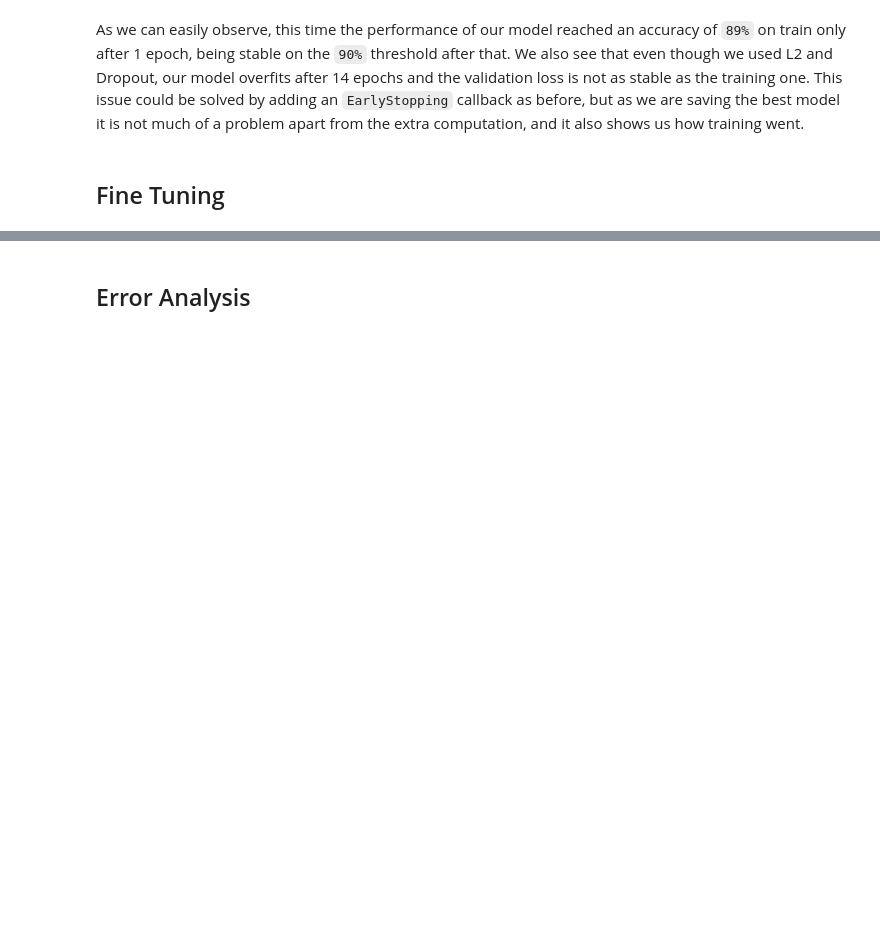
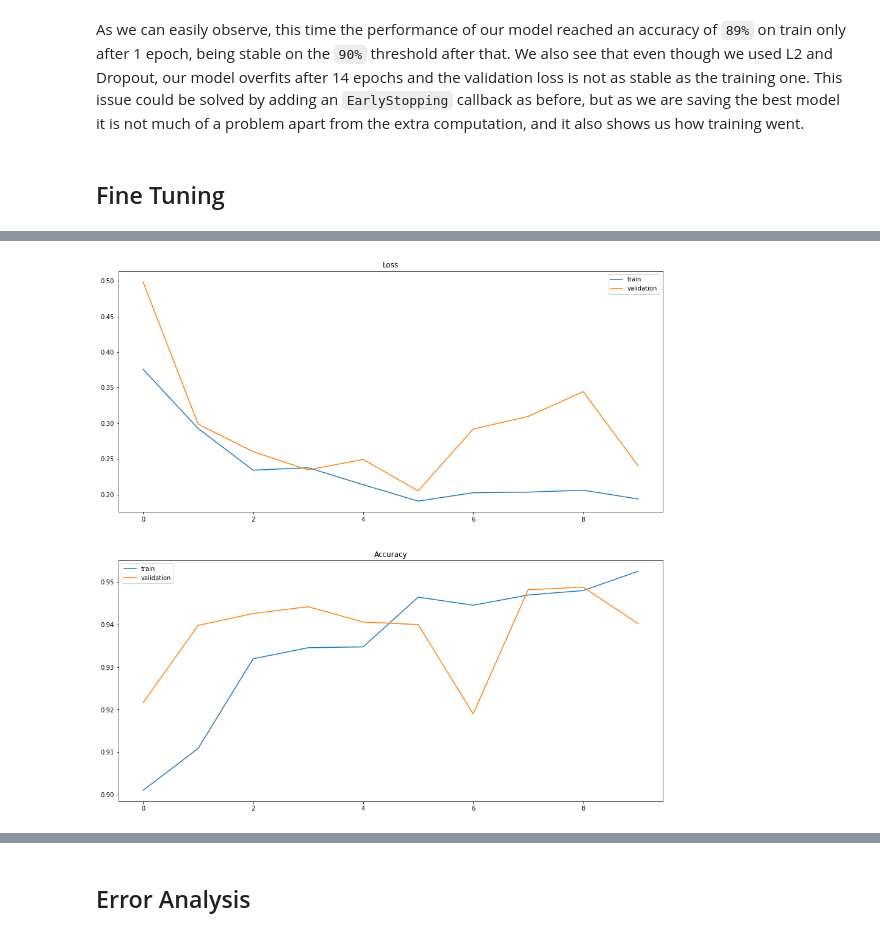
Before and after one commit to josumsc/dogs-vs-cats, a Jupyter notebook: src/dogs-cats.ipynb, the cells around one changed output, grey strips where cells are left out. Drawn from its saved outputs; the diff is of its cells as text; code cells hidden in the pictures; blank space fills up the shorter version.

Commit message:
2nd version using Fine Tuning

```diff
--- a/src/dogs-cats.ipynb
+++ b/src/dogs-cats.ipynb
@@ -344,0 +376,31 @@ In this exercise we are only to unfreeze the weights of the last 3 layers of the
+# %%
+model = Sequential([
+    conv_base,
+    Flatten(),
+    Dense(256, activation='relu', kernel_regularizer=l2(0.001)),
+    Dropout(0.3),
+    Dense(128, activation='relu', kernel_regularizer=l2(0.001)),
+    Dropout(0.3),
+    Dense(2, activation='softmax'),
+])
+model.compile(
+    optimizer='rmsprop',
+    loss='categorical_crossentropy',
+    metrics=['accuracy']
+)
+# %%
+checkpoint = ModelCheckpoint(
+    filepath='../models/dog-cat-model-tuning.h5',
+    monitor='val_loss',
+    save_best_only=True
+)
+early_stopping = EarlyStopping(patience=5, monitor='val_loss', restore_best_weights=True)
+
+history = model.fit(
+    train_generator,
+    steps_per_epoch=1000,
+    epochs=10,
+    validation_data=validation_generator,
+    validation_steps=250,
+    callbacks=[checkpoint, early_stopping],
+)
@@ -344,0 +430,16 @@ In this exercise we are only to unfreeze the weights of the last 3 layers of the
+# %%
+fig, ax = plt.subplots(figsize=(16, 16), nrows=2)
+
+ax[0].plot(history.history['loss'], label='train')
+ax[0].plot(history.history['val_loss'], label='validation')
+ax[0].legend()
+ax[0].set_title('Loss')
+
+ax[1].plot(history.history['accuracy'], label='train')
+ax[1].plot(history.history['val_accuracy'], label='validation')
+ax[1].legend()
+ax[1].set_title('Accuracy')
+
+plt.show()
+# %% [output]
+[figure, added]
```
Also changed, not shown: parts of 18 cells of this notebook, 1 other file.
